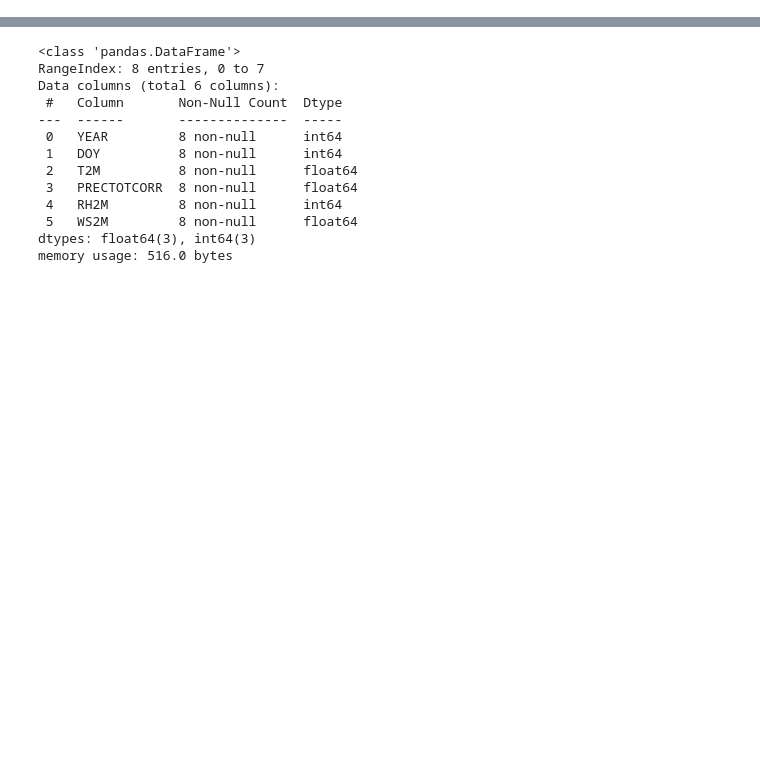
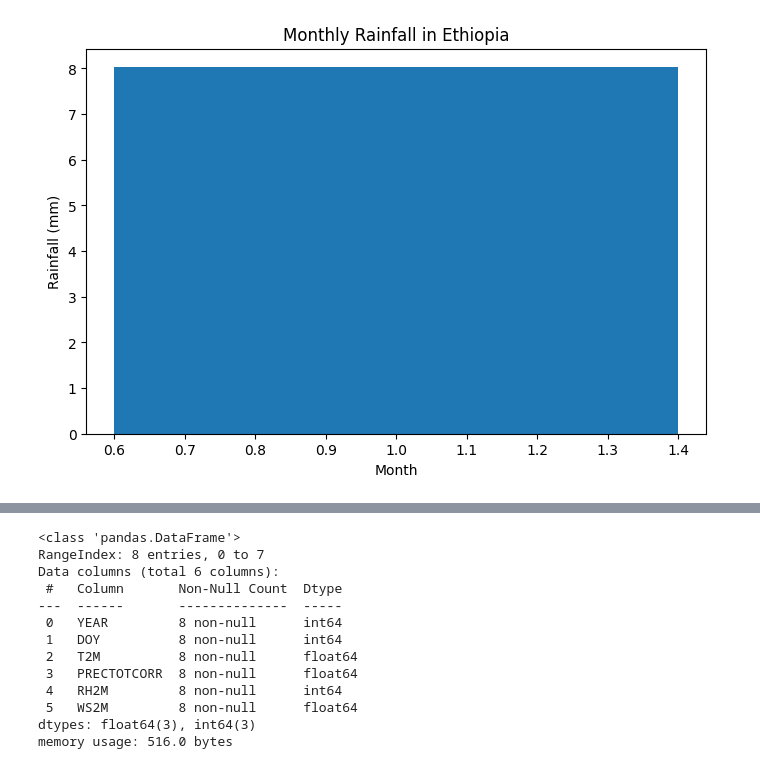
Before and after one commit to Amele20002/climate-challenge-week0, a Jupyter notebook: notebooks/ethiopia_eda.ipynb, the cells around one changed output, grey strips where cells are left out. Drawn from its saved outputs; the diff is of its cells as text; code cells hidden in the pictures; blank space fills up the shorter version.

```diff
--- a/notebooks/ethiopia_eda.ipynb
+++ b/notebooks/ethiopia_eda.ipynb
@@ -20,0 +169,11 @@ df.head()
+# %%
+monthly_rain = df.groupby("MONTH")["PRECTOTCORR"].sum()
+
+plt.figure(figsize=(8,5))
+plt.bar(monthly_rain.index, monthly_rain)
+plt.title("Monthly Rainfall in Ethiopia")
+plt.xlabel("Month")
+plt.ylabel("Rainfall (mm)")
+plt.show()
+# %% [output]
+[figure, added]
```
Also changed, not shown: parts of 19 cells of this notebook, 5 other files.
